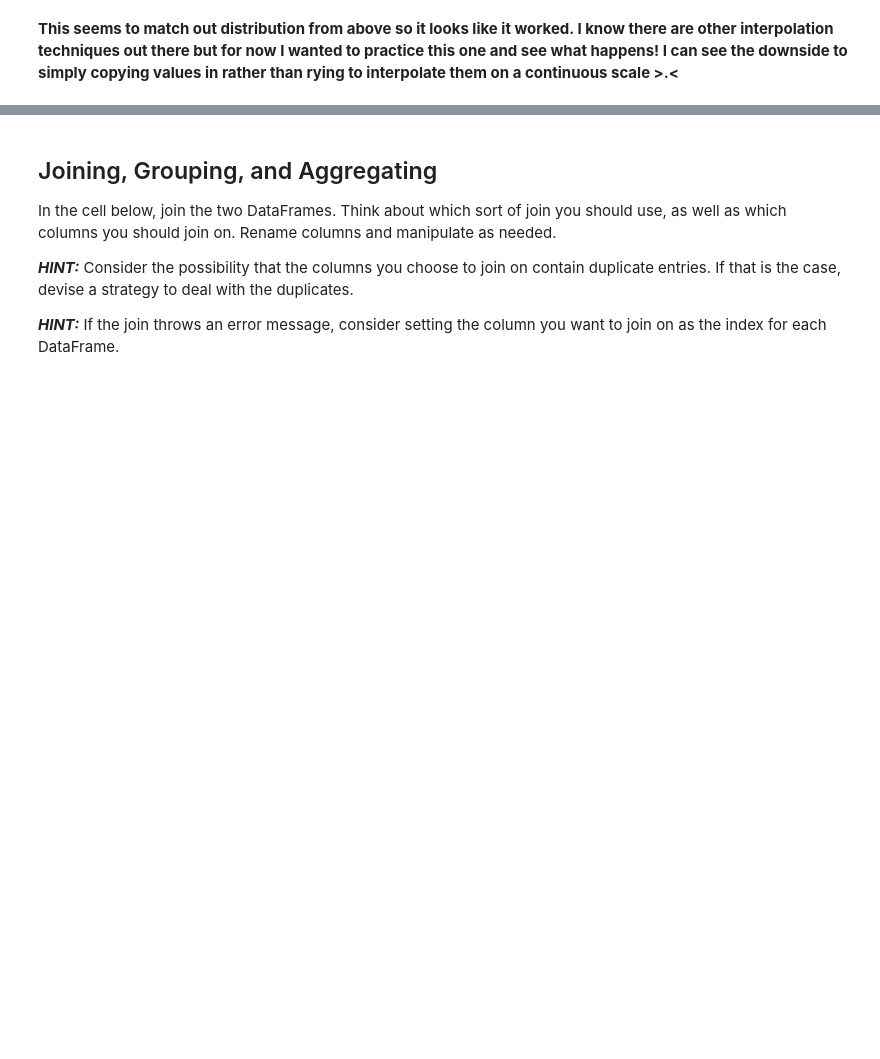
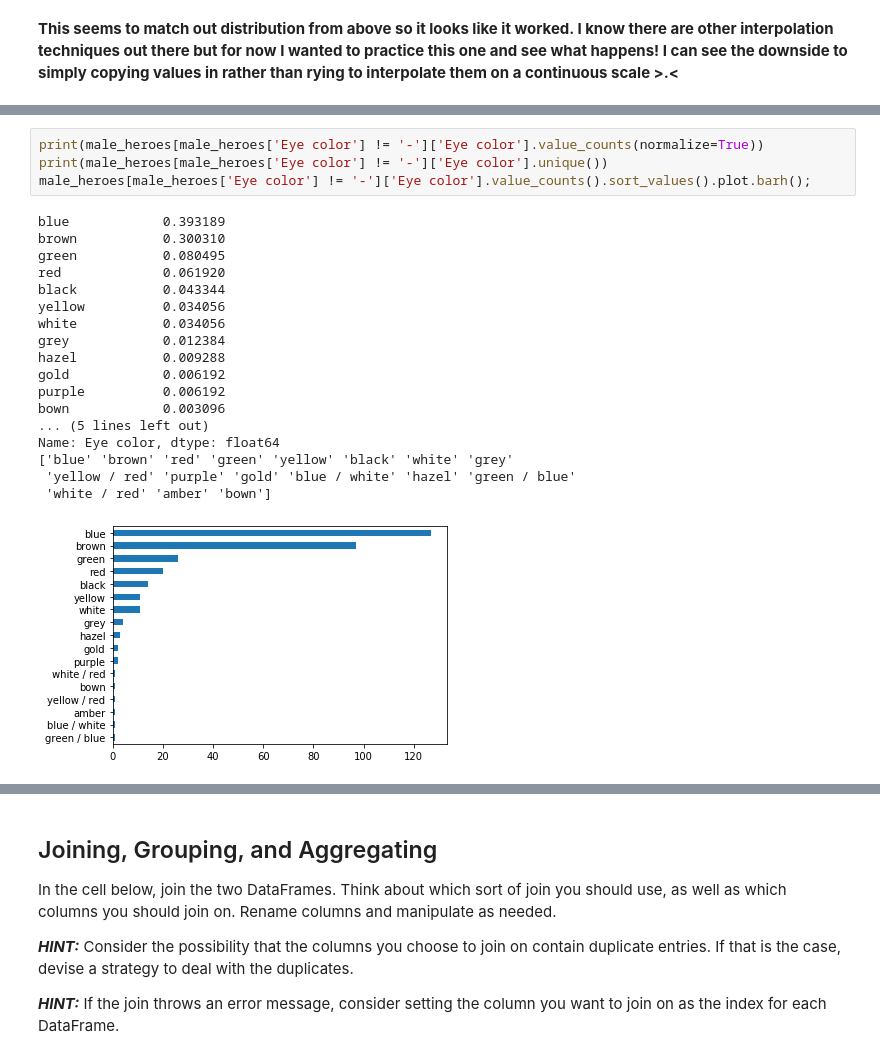
Before and after one commit to tcastanley/dsc-data-cleaning-project-onl01-dtsc-ft-052620, a Jupyter notebook: index.ipynb, the cells around one changed output, grey strips where cells are left out. Cells and saved outputs as stored; diff of their text form; blank space fills up the shorter version.

```diff
--- a/index.ipynb
+++ b/index.ipynb
@@ -425,0 +442,23 @@ Name: Height, dtype: float64
+# %%
+print(male_heroes[male_heroes['Eye color'] != '-']['Eye color'].value_counts(normalize=True))
+print(male_heroes[male_heroes['Eye color'] != '-']['Eye color'].unique())
+male_heroes[male_heroes['Eye color'] != '-']['Eye color'].value_counts().sort_values().plot.barh();
+# %% [output]
+blue            0.393189
+brown           0.300310
+green           0.080495
+red             0.061920
+black           0.043344
+yellow          0.034056
+white           0.034056
+grey            0.012384
+hazel           0.009288
+gold            0.006192
+purple          0.006192
+bown            0.003096
+... (5 lines left out)
+Name: Eye color, dtype: float64
+['blue' 'brown' 'red' 'green' 'yellow' 'black' 'white' 'grey'
+ 'yellow / red' 'purple' 'gold' 'blue / white' 'hazel' 'green / blue'
+ 'white / red' 'amber' 'bown']
+[figure, added]
```
Also changed, not shown: parts of 67 cells of this notebook.
